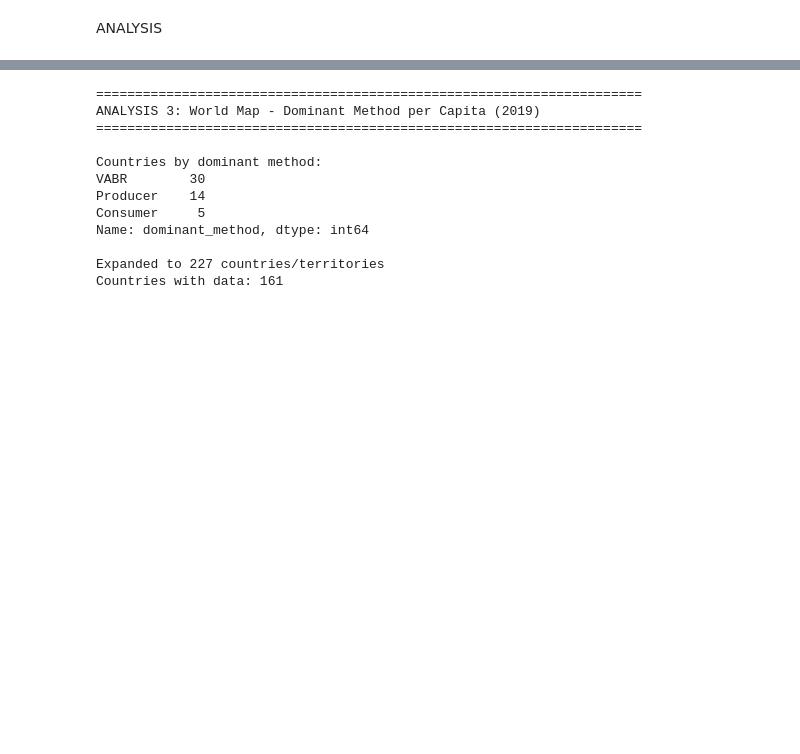
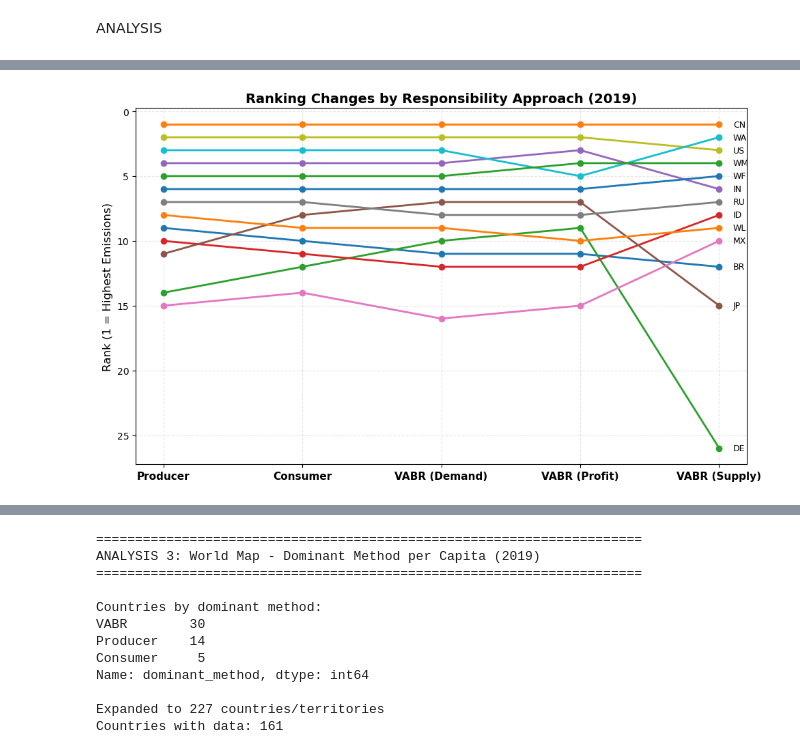
Before and after one commit to marine312000/MA-thesis, a Jupyter notebook: MA code_analysis.ipynb, the cells around one changed output, grey strips where cells are left out. Saved outputs shown, nothing was run; the diff lists cells and outputs as text; code cells hidden in the pictures; blank space fills up the shorter version.

```diff
--- a/MA code_analysis.ipynb
+++ b/MA code_analysis.ipynb
@@ -252,2 +324,46 @@ plt.show()
+# %%
+# ===================================================================
+# SLOPE CHART: RANK CHANGES BY RESPONSIBILITY APPROACH
+# ===================================================================
+
+import matplotlib.pyplot as plt
+
+# Compute ranks (1 = highest emitter)
+ranks = comparison_df.rank(ascending=False, method='min')
+
+# Keep only top 10 (or 15) countries in any method
+top_countries = pd.Index(
+    np.unique(
+        np.concatenate([ranks[col].nsmallest(10).index for col in ranks.columns])
+    )
+)
+
+# Filter to those countries only
+ranks_filtered = ranks.loc[top_countries]
+
+# Define x positions and colors
+approaches = ranks_filtered.columns.tolist()
+x = np.arange(len(approaches))
+colors = plt.cm.tab10.colors
+
+# Plot
+fig, ax = plt.subplots(figsize=(10, 6))
+
+for i, country in enumerate(ranks_filtered.index):
+    ax.plot(x, ranks_filtered.loc[country], marker='o', label=country, linewidth=2)
+    ax.text(x[-1] + 0.1, ranks_filtered.loc[country, approaches[-1]],
+            country, va='center', fontsize=9)
+
+# Aesthetics
+ax.set_title(f"Ranking Changes by Responsibility Approach ({SINGLE_YEAR})", fontsize=14, fontweight='bold')
+ax.set_ylabel("Rank (1 = Highest Emissions)", fontsize=12)
+ax.set_xticks(x)
+ax.set_xticklabels(approaches, fontsize=11, fontweight='bold')
+ax.invert_yaxis()  # so that rank 1 is at the top
+ax.grid(alpha=0.3, linestyle='--')
+plt.tight_layout()
+plt.show()
+# %% [output]
+[figure, added]
 # %%
 # ===================================================================
```
Also changed, not shown: parts of 20 cells of this notebook, 1 other file.
